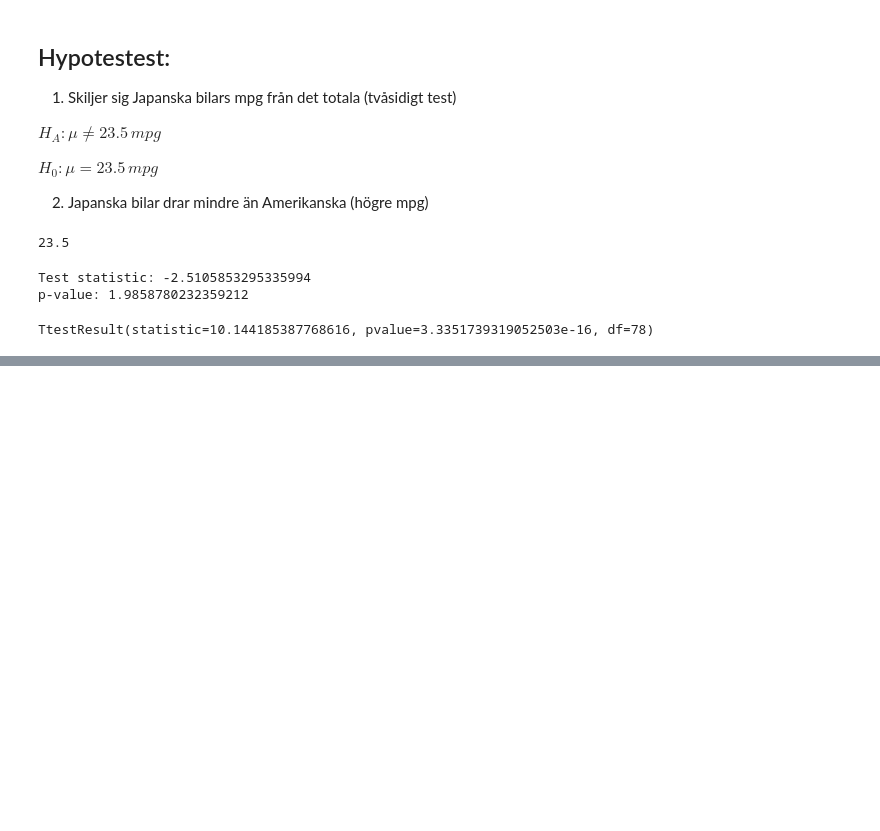
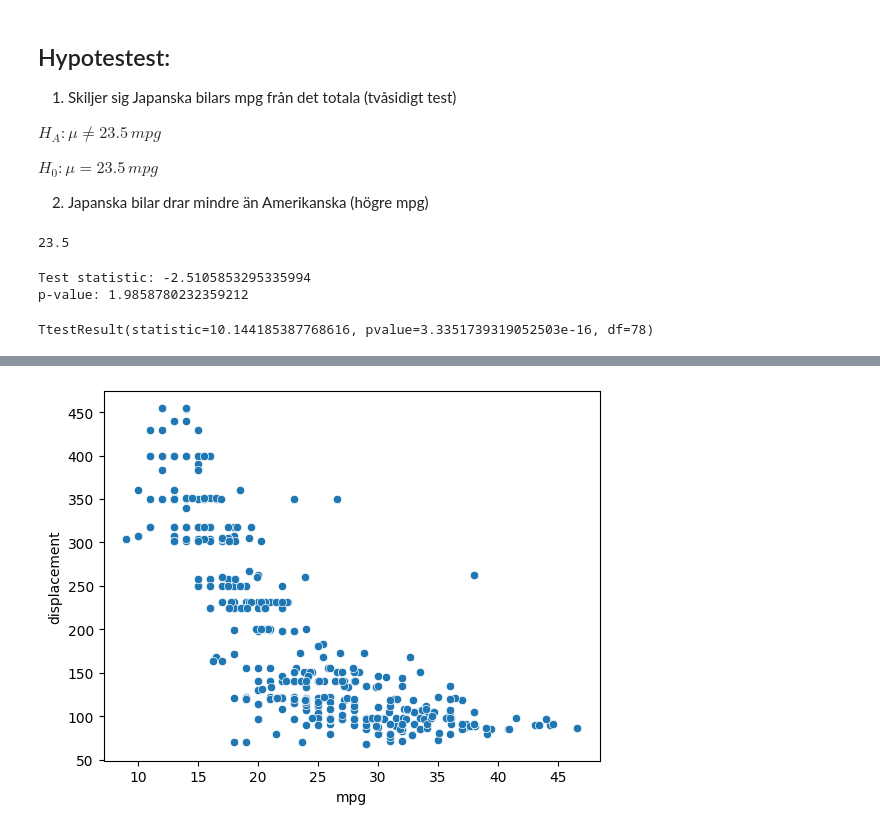
Before and after one commit to SFredin1/Linear_Algebra, a Jupyter notebook: Statistiska_Metoder/Inlämningsuppgift/Analys_Cars.ipynb, the cells around one changed output, grey strips where cells are left out. Cells and saved outputs as stored; diff of their text form; code cells hidden in the pictures; blank space fills up the shorter version.

```diff
--- a/Statistiska_Metoder/Inlämningsuppgift/Analys_Cars.ipynb
+++ b/Statistiska_Metoder/Inlämningsuppgift/Analys_Cars.ipynb
@@ -188,0 +199,6 @@ TtestResult(statistic=10.144185387768616, pvalue=3.3351739319052503e-16, df=78)
+# %%
+#Scatterplot
+sns.scatterplot(data=cars, x='mpg', y='displacement')
+plt.show()
+# %% [output]
+[figure, added]
```
Also changed, not shown: parts of 14 cells of this notebook.
